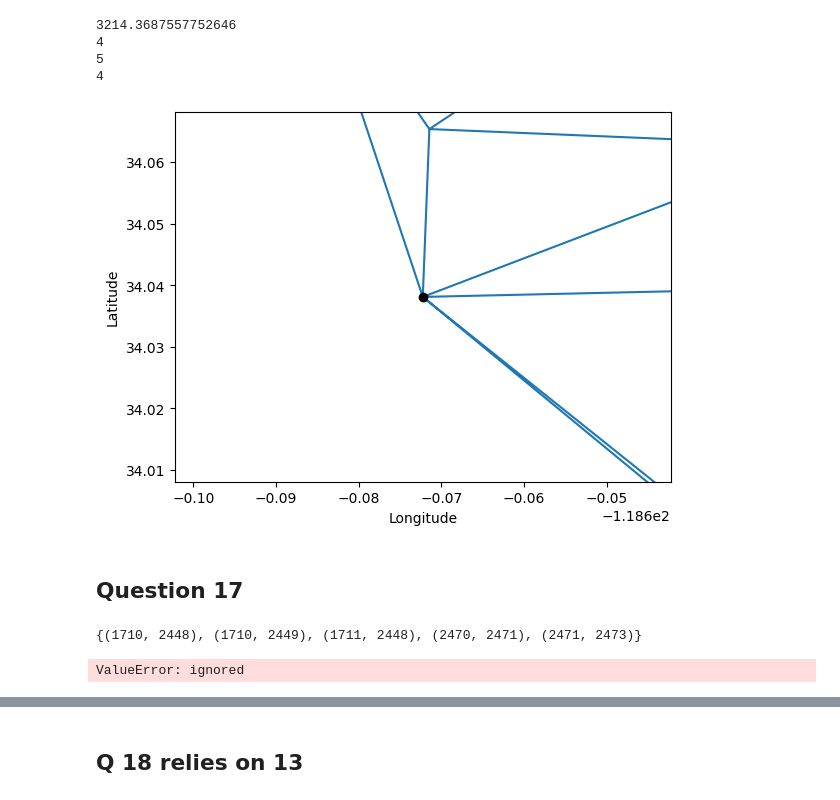
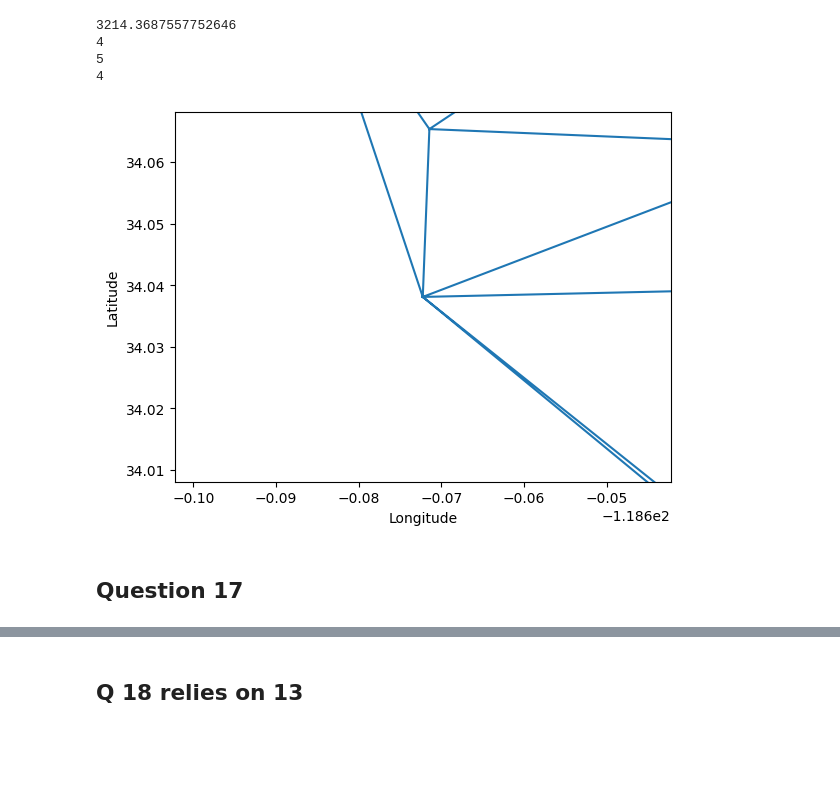
Before and after one commit to hershey890/ece232e, a Jupyter notebook: proj4_part2_santa_chris (1).ipynb, the cells around one changed output, grey strips where cells are left out. Cells and saved outputs as stored; diff of their text form; code cells hidden in the pictures; blank space fills up the shorter version.

```diff
--- a/proj4_part2_santa_chris (1).ipynb
+++ b/proj4_part2_santa_chris (1).ipynb
@@ -814,13 +824,13 @@ print(paths)
 # %%
 plt.triplot(lon, lat, delaunay_out.simplices)
 plt.ylim(lat_lon[malibu_node][0]-0.03,lat_lon[malibu_node][0]+0.03)
 plt.xlim(lat_lon[malibu_node][1]-0.03,lat_lon[malibu_node][1]+0.03)
 plt.xlabel('Longitude')
 plt.ylabel('Latitude')
-plt.plot(lon[malibu_node], lat[malibu_node],'o',color='black')
+plt.plot(lon[malibu_node], lat[malibu_node])
 plt.show()
 # %% [output]
-[figure, old version]
+[figure, new version]
 # %% [markdown]
 ## Question 17
 # %%
@@ -851,11 +861,3 @@ for simplex in delaunay_out.simplices:
 
 
 #g_temp.delete_edges(fake_edges)
-# %%
-fake_edges
-# %% [output]
-{(1710, 2448), (1710, 2449), (1711, 2448), (2470, 2471), (2471, 2473)}
-# %%
-g_temp.delete_edges(fake_edges)
-# %% [output]
-ValueError: ignored
```
Also changed, not shown: parts of 18 cells of this notebook.
